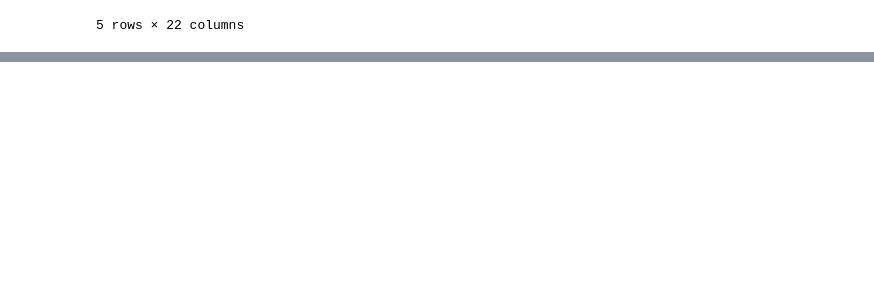
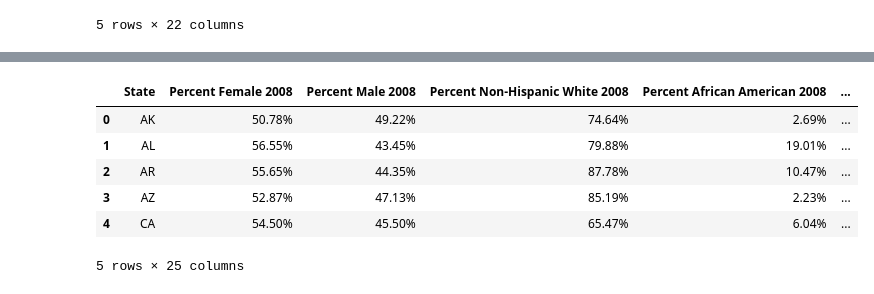
Before and after one commit to Rshn8411/project1, a Jupyter notebook: medicare_information.ipynb, the cells around one changed output, grey strips where cells are left out. Saved outputs shown, nothing was run; the diff lists cells and outputs as text; code cells hidden in the pictures; blank space fills up the shorter version.

```diff
--- a/medicare_information.ipynb
+++ b/medicare_information.ipynb
@@ -68,0 +158,29 @@ medicare_state_data_2017.head()
+# %%
+# Merge 2008 and 2011 ethnicity breakdown by year
+ethnicity_breakdown_early = pd.merge(medicare_ethnicity_2008, medicare_ethnicity_2011,
+                        on="State", suffixes=(" 2008", " 2011"))
+
+# Merge 2014 and 2017 tethnicity breakdown by year
+ethnicity_breakdown_late = pd.merge(medicare_ethnicity_2014, medicare_ethnicity_2017,
+                        on="State", suffixes=(" 2014", " 2017"))
+
+# Merge all ethnicity breakdowns per state
+medicare_ethnicity_breakdown = pd.merge(ethnicity_breakdown_early,
+                            ethnicity_breakdown_late, on="State")
+
+# Reformatted df
+pd.options.display.float_format = '{:.2f}%'.format
+
+# Save to csv
+medicare_ethnicity_breakdown.to_csv('Cleaned_Data/medicare_ethnicity_breakdown.csv',
+                                        index = True, header = True)
+
+medicare_ethnicity_breakdown.head()
+# %% [output]
+|  | State | Percent Female 2008 | Percent Male 2008 | Percent Non-Hispanic White 2008 | Percent African American 2008 | ... |
+| 0 | AK | 50.78% | 49.22% | 74.64% | 2.69% | ... |
+| 1 | AL | 56.55% | 43.45% | 79.88% | 19.01% | ... |
+| 2 | AR | 55.65% | 44.35% | 87.78% | 10.47% | ... |
+| 3 | AZ | 52.87% | 47.13% | 85.19% | 2.23% | ... |
+| 4 | CA | 54.50% | 45.50% | 65.47% | 6.04% | ... |
+5 rows × 25 columns
```
Also changed, not shown: parts of 4 cells of this notebook, 14 other files.
